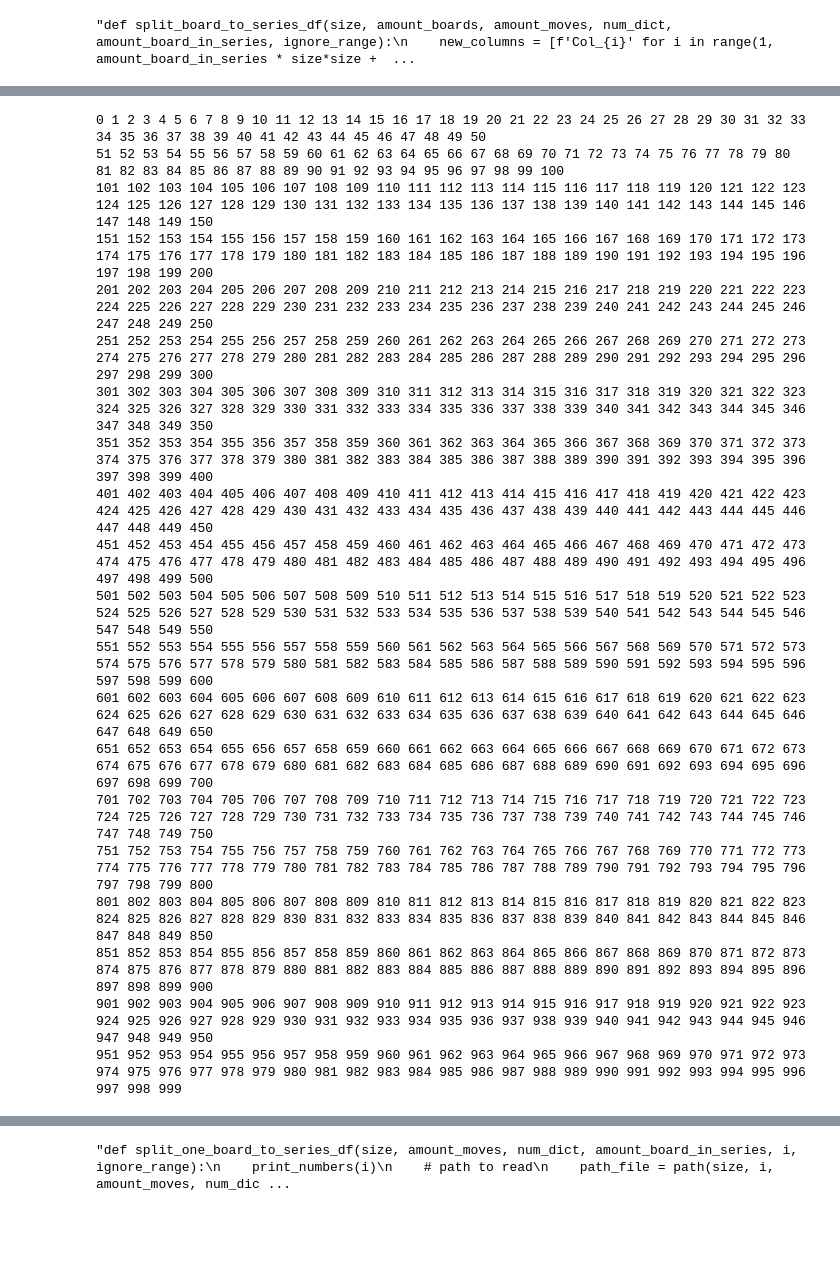
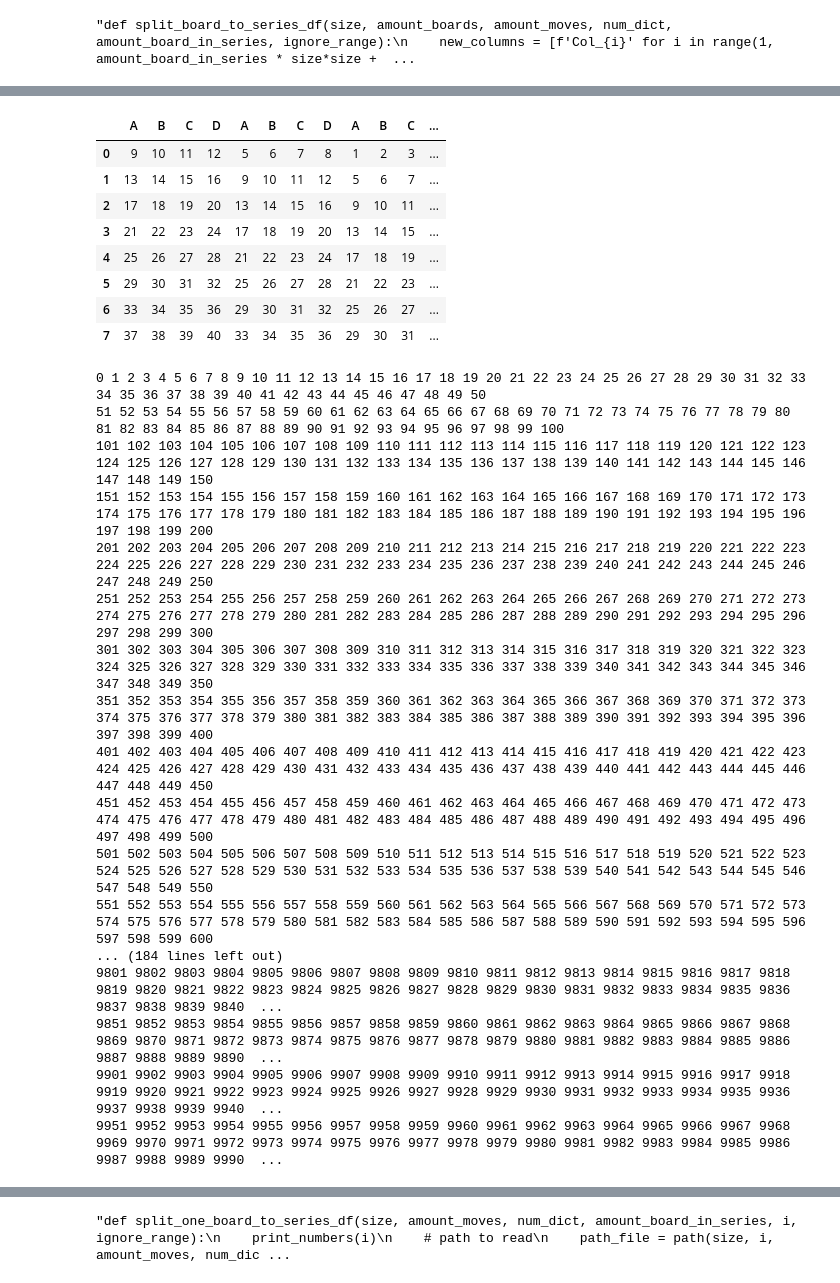
Before and after one commit to drorBamberger/GameOfLife, a Jupyter notebook: df.ipynb, the cells around one changed output, grey strips where cells are left out. Cells and saved outputs as stored; diff of their text form; code cells hidden in the pictures; blank space fills up the shorter version.

```diff
--- a/df.ipynb
+++ b/df.ipynb
@@ -88,0 +64,16 @@ new_row
+# %%
+data = [
+    [1, 2, 3, 4],
+    [5, 6, 7, 8],
+    [9, 10, 11, 12],
+    [13, 14, 15, 16],
+    [17, 18, 19, 20],
+    [21, 22, 23, 24],
+    [25, 26, 27, 28],
+    [29, 30, 31, 32],
+    [33, 34, 35, 36],
+    [37, 38, 39, 40]
+]
+
+# Create a DataFrame with specified values
+aa = pd.DataFrame(data, columns=['A', 'B', 'C', 'D'])
@@ -89 +94,24 @@ new_row
+# %%
+amount_board_in_series = 3
+reverse = True
+new_row=aa
+b= aa
+for _ in range(amount_board_in_series-1):
+    new_col = b.iloc[1:].reset_index(drop=True)
+    b = b.iloc[1:].reset_index(drop=True)
+    if reverse==False:
+        new_row = pd.concat([new_row.iloc[:-1],new_col],axis=1)
+    else:
+        new_row = pd.concat([new_col,new_row.iloc[:-1]],axis=1)
+new_row
+# %% [output]
+|  | A | B | C | D | A | B | C | D | A | B | C | ... |
+| 0 | 9 | 10 | 11 | 12 | 5 | 6 | 7 | 8 | 1 | 2 | 3 | ... |
+| 1 | 13 | 14 | 15 | 16 | 9 | 10 | 11 | 12 | 5 | 6 | 7 | ... |
+| 2 | 17 | 18 | 19 | 20 | 13 | 14 | 15 | 16 | 9 | 10 | 11 | ... |
+| 3 | 21 | 22 | 23 | 24 | 17 | 18 | 19 | 20 | 13 | 14 | 15 | ... |
+| 4 | 25 | 26 | 27 | 28 | 21 | 22 | 23 | 24 | 17 | 18 | 19 | ... |
+| 5 | 29 | 30 | 31 | 32 | 25 | 26 | 27 | 28 | 21 | 22 | 23 | ... |
+| 6 | 33 | 34 | 35 | 36 | 29 | 30 | 31 | 32 | 25 | 26 | 27 | ... |
+| 7 | 37 | 38 | 39 | 40 | 33 | 34 | 35 | 36 | 29 | 30 | 31 | ... |
 # %%
@@ -112,7 +140,7 @@ def split_board_to_series_df(size, amount_boards, amount_moves, num_dict, amount
             res_df = pd.concat([res_df,new_row])
     return res_df
 # %%
-df = split_board_to_series_df(5, AMOUNT_BOARDS, AMOUNT_MOVES, NUM_DICT, 2, IGNORE_RANGE,False)
+df = split_board_to_series_df(5, AMOUNT_BOARDS, AMOUNT_MOVES, NUM_DICT, 3, IGNORE_RANGE,False)
 # %% [output]
 0 1 2 3 4 5 6 7 8 9 10 11 12 13 14 15 16 17 18 19 20 21 22 23 24 25 26 27 28 29 30 31 32 33 34 35 36 37 38 39 40 41 42 43 44 45 46 47 48 49 50
 51 52 53 54 55 56 57 58 59 60 61 62 63 64 65 66 67 68 69 70 71 72 73 74 75 76 77 78 79 80 81 82 83 84 85 86 87 88 89 90 91 92 93 94 95 96 97 98 99 100
@@ -126,14 +154,11 @@ df = split_board_to_series_df(5, AMOUNT_BOARDS, AMOUNT_MOVES, NUM_DICT, 2, IGNOR
 451 452 453 454 455 456 457 458 459 460 461 462 463 464 465 466 467 468 469 470 471 472 473 474 475 476 477 478 479 480 481 482 483 484 485 486 487 488 489 490 491 492 493 494 495 496 497 498 499 500
 501 502 503 504 505 506 507 508 509 510 511 512 513 514 515 516 517 518 519 520 521 522 523 524 525 526 527 528 529 530 531 532 533 534 535 536 537 538 539 540 541 542 543 544 545 546 547 548 549 550
 551 552 553 554 555 556 557 558 559 560 561 562 563 564 565 566 567 568 569 570 571 572 573 574 575 576 577 578 579 580 581 582 583 584 585 586 587 588 589 590 591 592 593 594 595 596 597 598 599 600
-601 602 603 604 605 606 607 608 609 610 611 612 613 614 615 616 617 618 619 620 621 622 623 624 625 626 627 628 629 630 631 632 633 634 635 636 637 638 639 640 641 642 643 644 645 646 647 648 649 650
-651 652 653 654 655 656 657 658 659 660 661 662 663 664 665 666 667 668 669 670 671 672 673 674 675 676 677 678 679 680 681 682 683 684 685 686 687 688 689 690 691 692 693 694 695 696 697 698 699 700
-701 702 703 704 705 706 707 708 709 710 711 712 713 714 715 716 717 718 719 720 721 722 723 724 725 726 727 728 729 730 731 732 733 734 735 736 737 738 739 740 741 742 743 744 745 746 747 748 749 750
-751 752 753 754 755 756 757 758 759 760 761 762 763 764 765 766 767 768 769 770 771 772 773 774 775 776 777 778 779 780 781 782 783 784 785 786 787 788 789 790 791 792 793 794 795 796 797 798 799 800
-801 802 803 804 805 806 807 808 809 810 811 812 813 814 815 816 817 818 819 820 821 822 823 824 825 826 827 828 829 830 831 832 833 834 835 836 837 838 839 840 841 842 843 844 845 846 847 848 849 850
-851 852 853 854 855 856 857 858 859 860 861 862 863 864 865 866 867 868 869 870 871 872 873 874 875 876 877 878 879 880 881 882 883 884 885 886 887 888 889 890 891 892 893 894 895 896 897 898 899 900
-901 902 903 904 905 906 907 908 909 910 911 912 913 914 915 916 917 918 919 920 921 922 923 924 925 926 927 928 929 930 931 932 933 934 935 936 937 938 939 940 941 942 943 944 945 946 947 948 949 950
-951 952 953 954 955 956 957 958 959 960 961 962 963 964 965 966 967 968 969 970 971 972 973 974 975 976 977 978 979 980 981 982 983 984 985 986 987 988 989 990 991 992 993 994 995 996 997 998 999
+... (184 lines left out)
+9801 9802 9803 9804 9805 9806 9807 9808 9809 9810 9811 9812 9813 9814 9815 9816 9817 9818 9819 9820 9821 9822 9823 9824 9825 9826 9827 9828 9829 9830 9831 9832 9833 9834 9835 9836 9837 9838 9839 9840  ...
+9851 9852 9853 9854 9855 9856 9857 9858 9859 9860 9861 9862 9863 9864 9865 9866 9867 9868 9869 9870 9871 9872 9873 9874 9875 9876 9877 9878 9879 9880 9881 9882 9883 9884 9885 9886 9887 9888 9889 9890  ...
+9901 9902 9903 9904 9905 9906 9907 9908 9909 9910 9911 9912 9913 9914 9915 9916 9917 9918 9919 9920 9921 9922 9923 9924 9925 9926 9927 9928 9929 9930 9931 9932 9933 9934 9935 9936 9937 9938 9939 9940  ...
+9951 9952 9953 9954 9955 9956 9957 9958 9959 9960 9961 9962 9963 9964 9965 9966 9967 9968 9969 9970 9971 9972 9973 9974 9975 9976 9977 9978 9979 9980 9981 9982 9983 9984 9985 9986 9987 9988 9989 9990  ...
 # %%
 df
 # %% [output]
```
Also changed, not shown: parts of 18 cells of this notebook, 51 other files.
